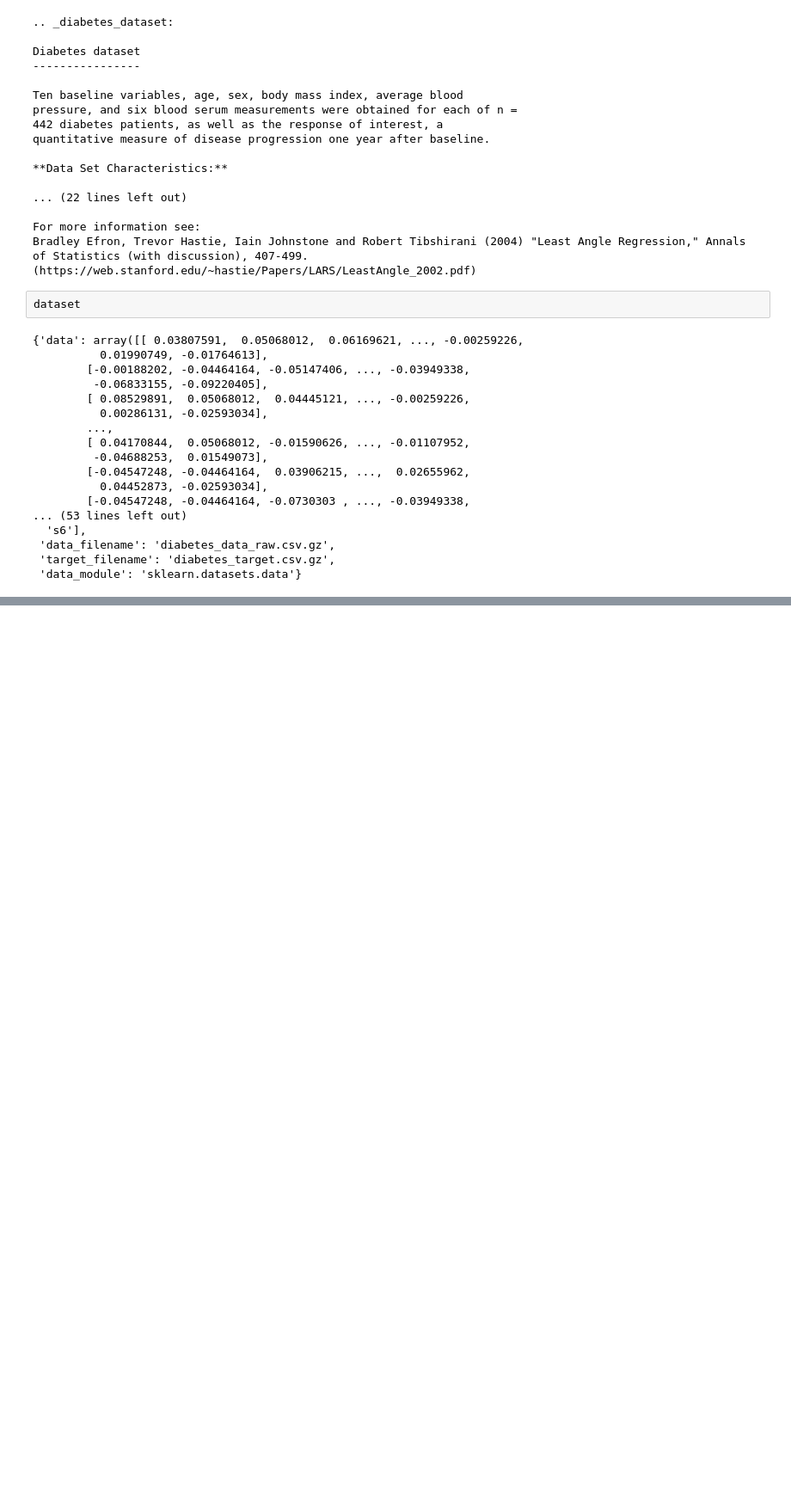
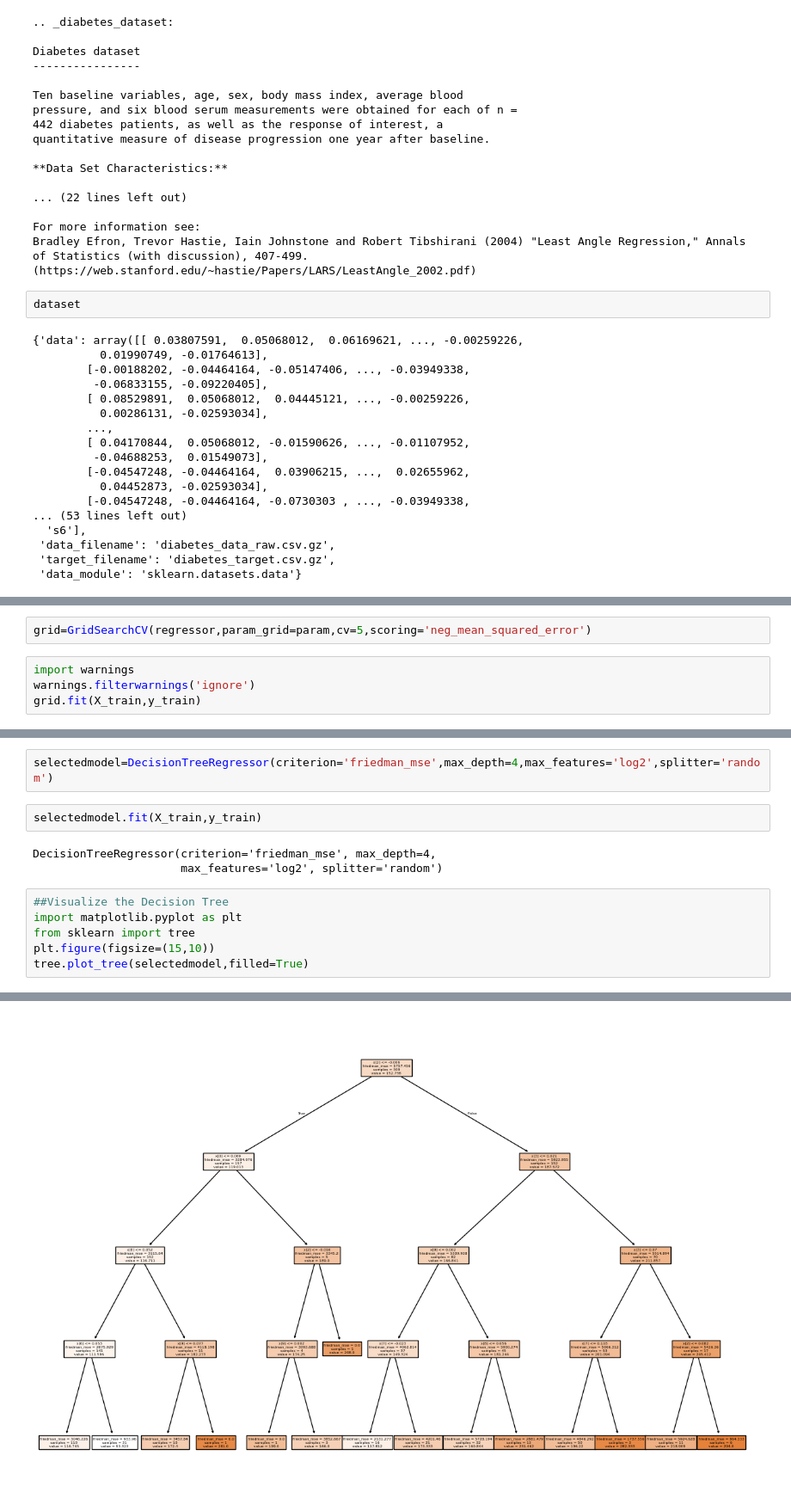
Before and after one commit to rahul-coo/Decision_Tree, a Jupyter notebook: Diabetic_Prediction.ipynb, the cells around one changed output, grey strips where cells are left out. Shown at 86% size. Cells and saved outputs as stored; diff of their text form; blank space fills up the shorter version.

```diff
--- a/Diabetic_Prediction.ipynb
+++ b/Diabetic_Prediction.ipynb
@@ -57,0 +130,6 @@ df_diabetes.head()
+# %%
+grid=GridSearchCV(regressor,param_grid=param,cv=5,scoring='neg_mean_squared_error')
+# %%
+import warnings
+warnings.filterwarnings('ignore')
+grid.fit(X_train,y_train)
@@ -57,0 +164,14 @@ df_diabetes.head()
+# %%
+selectedmodel=DecisionTreeRegressor(criterion='friedman_mse',max_depth=4,max_features='log2',splitter='random')
+# %%
+selectedmodel.fit(X_train,y_train)
+# %% [output]
+DecisionTreeRegressor(criterion='friedman_mse', max_depth=4,
+                      max_features='log2', splitter='random')
+# %%
+##Visualize the Decision Tree
+import matplotlib.pyplot as plt
+from sklearn import tree
+plt.figure(figsize=(15,10))
+tree.plot_tree(selectedmodel,filled=True)
+# %% [output]
@@ -57,0 +195 @@ df_diabetes.head()
+[figure, added]
```
Also changed, not shown: parts of 18 cells of this notebook.
